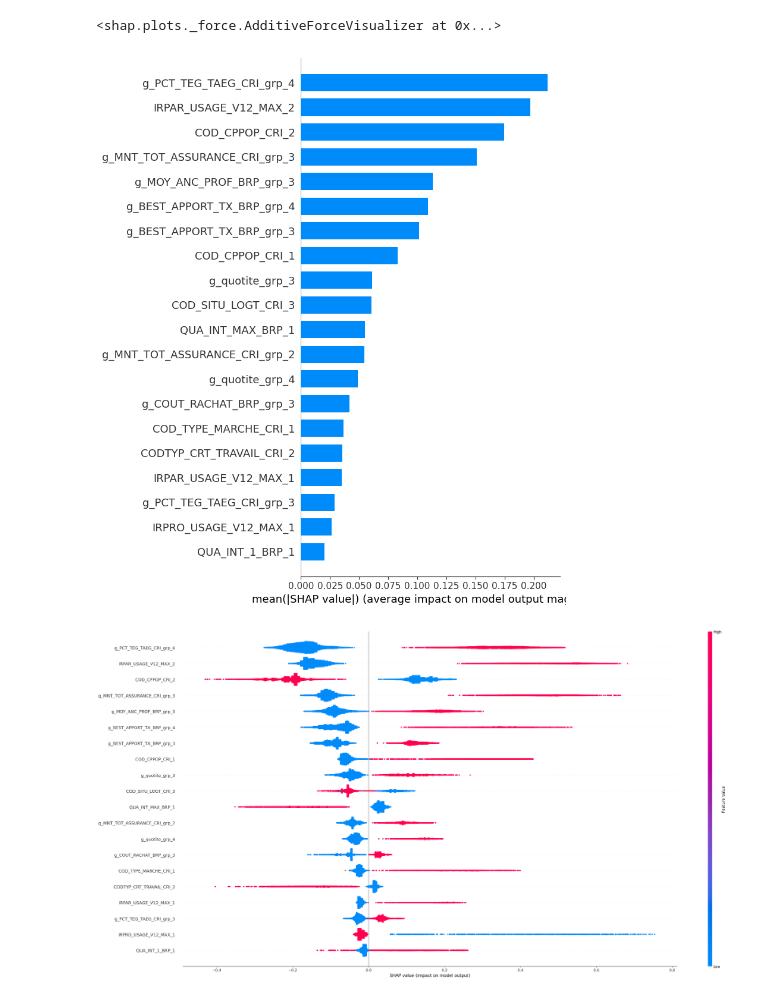
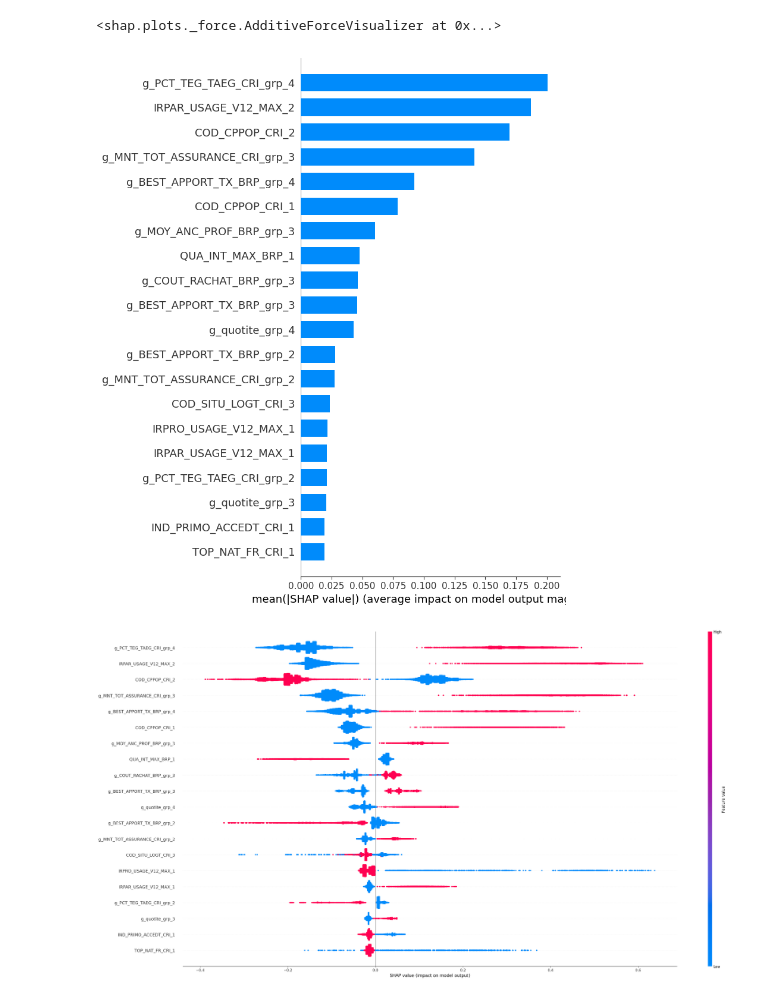
Before and after one commit to luciegaba/Real-Estate-Default-Modeling, a Jupyter notebook: projet_lcl_modelling.ipynb, the cells around one changed output. Saved outputs shown, nothing was run; the diff lists cells and outputs as text; code cells hidden in the pictures.

```diff
--- a/projet_lcl_modelling.ipynb
+++ b/projet_lcl_modelling.ipynb
@@ -246,0 +224,9 @@ AUC TEST : 0.71
+# %%
+#print("Modèle XGBoost 1")
+#xgb_model=xgb.XGBClassifier(**params_for_xgb)
+#xgboost=fitting_model(xgb_model,x_train,y_train)
+#evaluation(xgboost, x_train,x_test,y_train,y_test)
+print("Modèle XGBoost 2: Ajout de paramètres supplémentaires dans le cv")
+xgb_model_2=xgb.XGBClassifier(**other_version_xgb)
+xgb_model_2=fitting_model(xgb_model_2,x_train,y_train)
+evaluation(xgb_model_2, x_train,x_test,y_train,y_test)
@@ -261,23 +260,29 @@ shap.dependence_plot(“volatile acidity”, shap_values, X_train)
+# %%
+xgb_model=xgb_model_2
 # %%
-import shap
 
 shap.initjs()
-explain_xgb= shap.TreeExplainer(xgboost)
-shap_xgb = explain_xgb.shap_values(x_base_train)
-shap.force_plot(explain_xgb.expected_value, shap_xgb[2, :], x_base_train.iloc[2, :])
+explain_xgb= shap.TreeExplainer(xgb_model)
+shap_values = explain_xgb.shap_values(x_train)
+shap.force_plot(explain_xgb.expected_value, shap_values[2, :], x_train.iloc[2, :])
 # %% [output]
 [interactive output not drawn]
 <shap.plots._force.AdditiveForceVisualizer at 0x...>
+# %%
+shap_values = explain_xgb.shap_values(x_train)
+vals= np.abs(shap_values).mean(0)
+feature_importance = pd.DataFrame(list(zip(x_train.columns,vals)),columns=['col_name','feature_importance_vals'])
 # %%
-shap.summary_plot(shap_xgb, x_base_train,plot_type="bar")
+shap.summary_plot(shap_values, x_base_train,plot_type="bar")
 # %% [output]
-[figure, old version]
+[figure, new version]
 # %%
+""" Contributions de toutes les variables"""
 
-plt_shap = shap.summary_plot(shap_xgb, #Use Shap values array
-                             features=x_base_train, # Use training set features
-                             feature_names=x_base_train.columns, #Use column names
+shap.summary_plot(shap_values, #Use Shap values array
+                             features=x_train, # Use training set features
+                             feature_names=x_train.columns, #Use column names
                              show=False, #Set to false to output to folder
                              plot_size=(30,15)) # Change plot size
 # %% [output]
-[figure, old version]
+[figure, new version]
```
Also changed, not shown: parts of 26 cells of this notebook, 38 other files.
